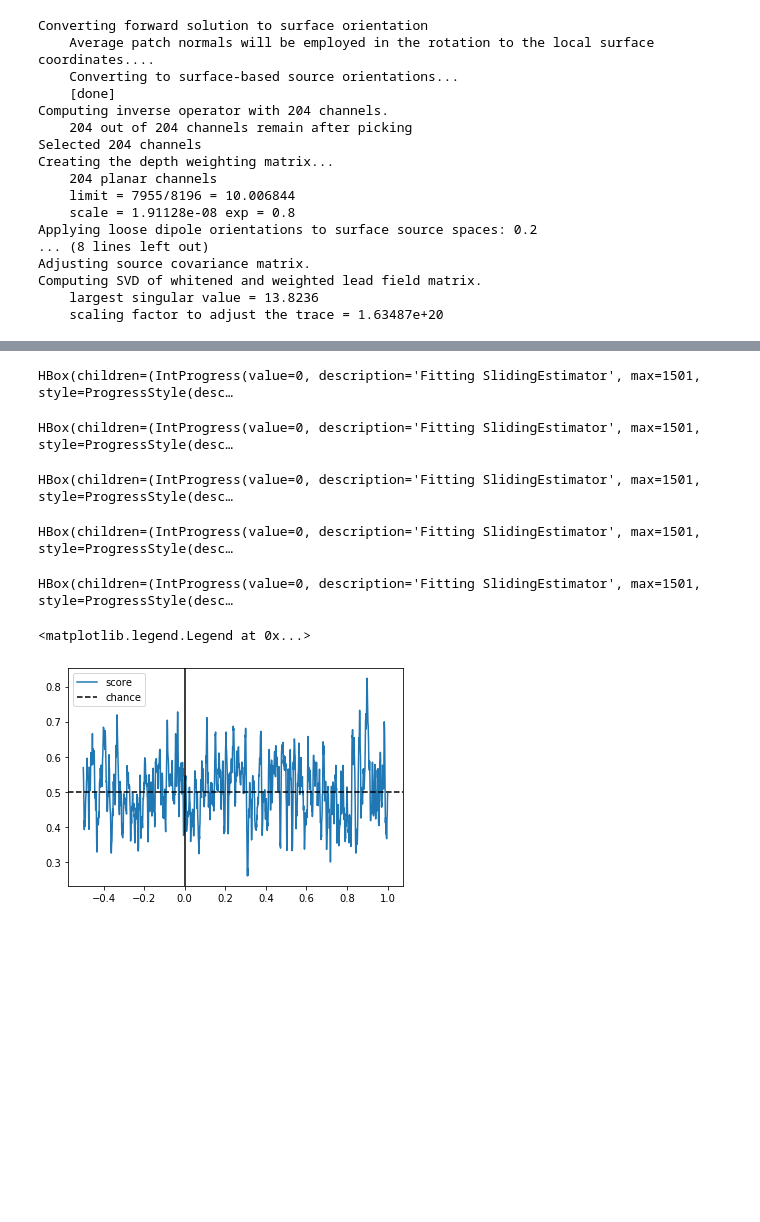
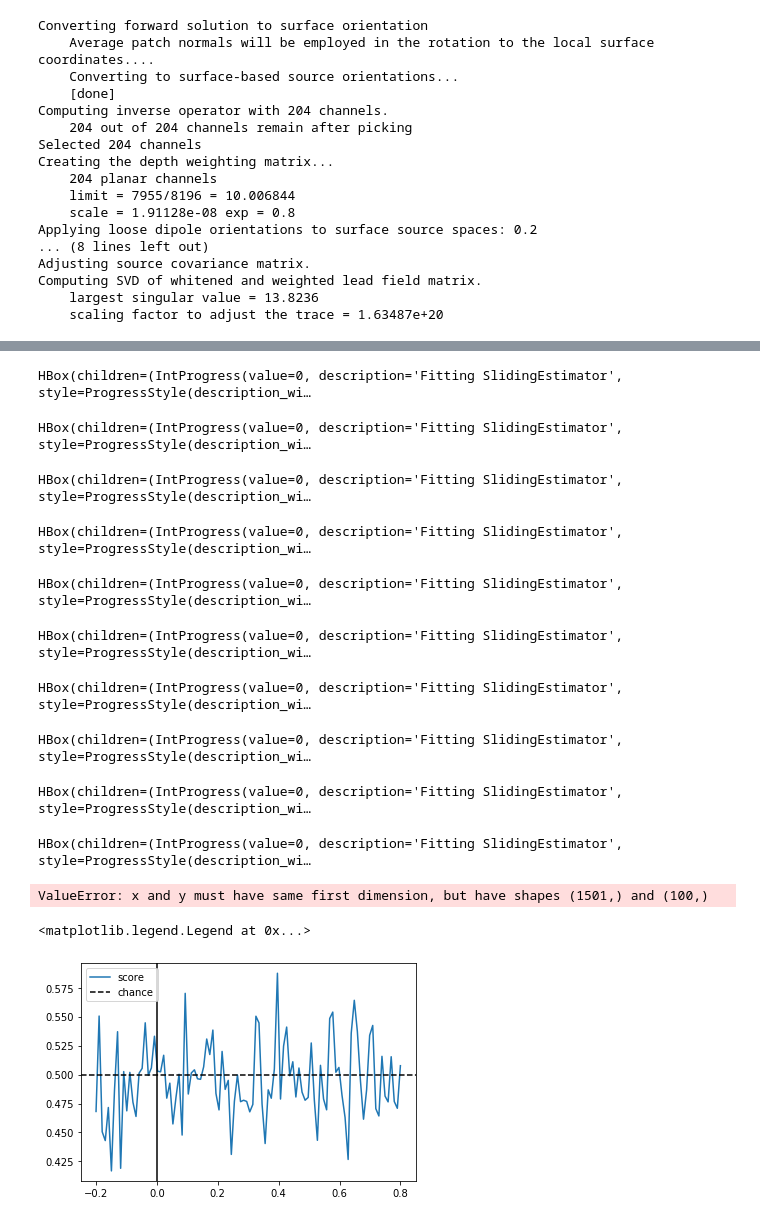
Before and after one commit to hmallen99/honors-thesis, a Jupyter notebook: code/test_ml.ipynb, the cells around one changed output, grey strips where cells are left out. Drawn from its saved outputs; the diff is of its cells as text; code cells hidden in the pictures; blank space fills up the shorter version.

Commit message:
Starting decoding work

```diff
--- a/code/test_ml.ipynb
+++ b/code/test_ml.ipynb
@@ -71,0 +188,3 @@ Computing SVD of whitened and weighted lead field matrix.
+# %%
+inv_op_epoch = mne.minimum_norm.make_inverse_operator(epochs.info, fwd, cov, loose=0.2, depth=0.8)
+stc_epoch = mne.minimum_norm.apply_inverse_epochs(epochs, inv_op_epoch, 0.11, return_generator=True)
@@ -102,0 +236,9 @@ print(y)
+# %%
+y = []
+for i in range(5):
+    y_path = "../../../../MEG/Behaviour/07fujita0131/fujita0131_session_20170131T145759_block%s_data.mat" % (i + 1)
+    y += ml.classify_target_gabors(y_path)
+y = np.array(y)
+
+y_test_path = "../../../../MEG/Behaviour/07fujita0131/fujita0131_session_20170131T145759_block6_data.mat"
+y_test = np.array(ml.classify_target_gabors(y_test_path))
@@ -103,23 +256,35 @@ print(y)
 # %%
 # prepare a series of classifier applied at each time sample
 clf = make_pipeline(StandardScaler(),  # z-score normalization
-                    SelectKBest(f_classif, k=500),  # select features for speed
+                    SelectKBest(f_classif, k=300),  # select features for speed
                     LinearModel(LogisticRegression(C=1, solver='liblinear')))
+time_decod = SlidingEstimator(clf, scoring='roc_auc')
 
-time_decod = SlidingEstimator(clf, scoring='roc_auc')
 scores = cross_val_multiscore(time_decod, X, y, cv=5, n_jobs=1)
 
-# Plot average decoding scores of 5 splits
-fig, ax = plt.subplots(1)
-ax.plot(epochs.times, scores.mean(0), label='score')
-ax.axhline(.5, color='k', linestyle='--', label='chance')
-ax.axvline(0, color='k')
-plt.legend()
+#clf.fit(X, y)
+
+#y_pred = clf.predict(X_test)
+scores = cross_val_multiscore(time_decod, X, y, cv=5, n_jobs=1)
 # %% [output]
-HBox(children=(IntProgress(value=0, description='Fitting SlidingEstimator', max=1501, style=ProgressStyle(desc…
+HBox(children=(IntProgress(value=0, description='Fitting SlidingEstimator', style=ProgressStyle(description_wi…
-HBox(children=(IntProgress(value=0, description='Fitting SlidingEstimator', max=1501, style=ProgressStyle(desc…
+HBox(children=(IntProgress(value=0, description='Fitting SlidingEstimator', style=ProgressStyle(description_wi…
-HBox(children=(IntProgress(value=0, description='Fitting SlidingEstimator', max=1501, style=ProgressStyle(desc…
+HBox(children=(IntProgress(value=0, description='Fitting SlidingEstimator', style=ProgressStyle(description_wi…
-HBox(children=(IntProgress(value=0, description='Fitting SlidingEstimator', max=1501, style=ProgressStyle(desc…
+HBox(children=(IntProgress(value=0, description='Fitting SlidingEstimator', style=ProgressStyle(description_wi…
-HBox(children=(IntProgress(value=0, description='Fitting SlidingEstimator', max=1501, style=ProgressStyle(desc…
+HBox(children=(IntProgress(value=0, description='Fitting SlidingEstimator', style=ProgressStyle(description_wi…
-<matplotlib.legend.Legend at 0x...>
+HBox(children=(IntProgress(value=0, description='Fitting SlidingEstimator', style=ProgressStyle(description_wi…
-[figure, removed]
+HBox(children=(IntProgress(value=0, description='Fitting SlidingEstimator', style=ProgressStyle(description_wi…
+HBox(children=(IntProgress(value=0, description='Fitting SlidingEstimator', style=ProgressStyle(description_wi…
+HBox(children=(IntProgress(value=0, description='Fitting SlidingEstimator', style=ProgressStyle(description_wi…
+HBox(children=(IntProgress(value=0, description='Fitting SlidingEstimator', style=ProgressStyle(description_wi…
+ValueError: x and y must have same first dimension, but have shapes (1501,) and (100,)
+# %%
+# Plot average decoding scores of 5 splits
+fig, ax = plt.subplots(1)
+ax.plot(np.linspace(-0.2, 0.8, 100), scores.mean(0), label='score')
+ax.axhline(.5, color='k', linestyle='--', label='chance')
+ax.axvline(0, color='k')
+plt.legend()
+# %% [output]
+<matplotlib.legend.Legend at 0x...>
+[figure, added]
```
Also changed, not shown: parts of 21 cells of this notebook, 2 other files.
